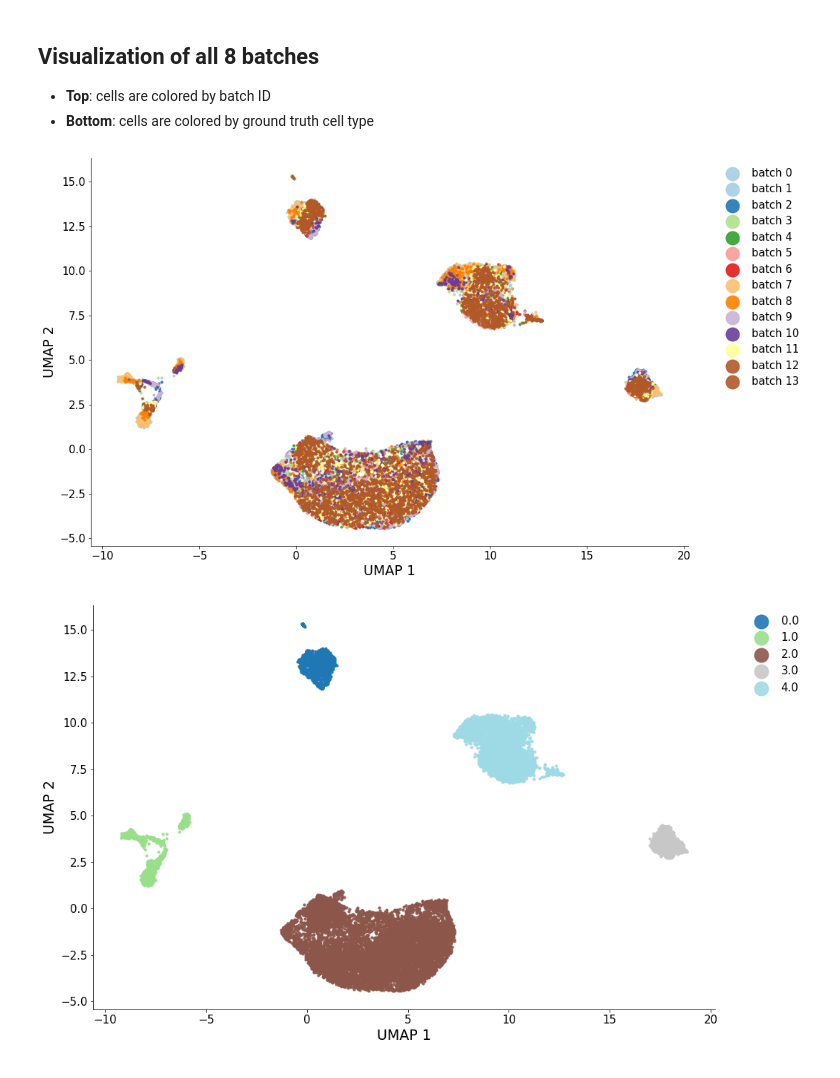
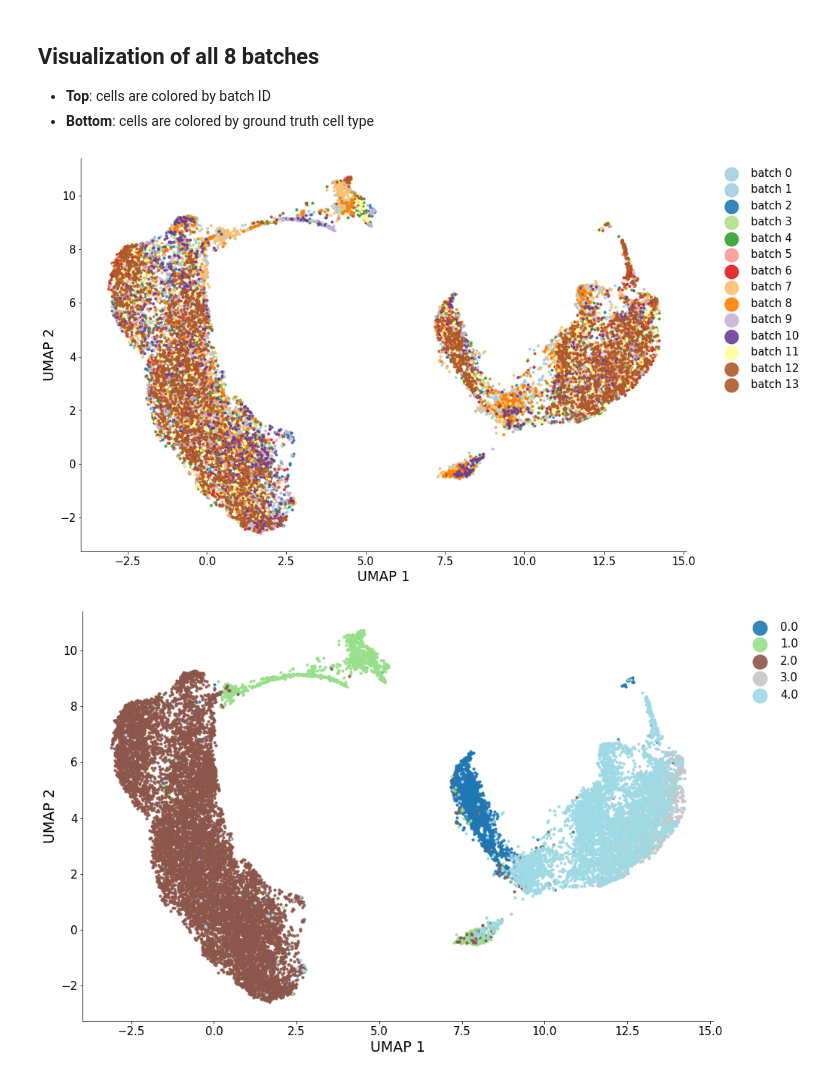
Before and after one commit to ZhangLabGT/scDisInFact, a Jupyter notebook: AntennaVAE/AE_model_sepsis_manul_batch.ipynb, the cells around one changed output. Saved outputs shown, nothing was run; the diff lists cells and outputs as text; code cells hidden in the pictures.

Commit message:
separate dimensions for time inforamtion

```diff
--- a/AntennaVAE/AE_model_sepsis_manul_batch.ipynb
+++ b/AntennaVAE/AE_model_sepsis_manul_batch.ipynb
@@ -250,11 +252,12 @@ param_to_optimize = [
 optim_ae = torch.optim.Adam(param_to_optimize, lr=lr)
 
 # use Circle loss to distinguish different time points
-contrastive_loss = CircleLoss(m=0.25, gamma= 1e-3)
+contrastive_loss = CircleLoss(m=0.25, gamma= 1e-2)
 # contrastive_loss = TripletLoss(margin=0.3)
-contr_factor = 1e-2
+contr_factor = 1e-1
 n_epoches = 30
 losses = train_epoch_mmd(model_dict, train_data_loaders = train_loaders, test_data_loaders = test_loaders,
                       optimizer = optim_ae, n_epoches = n_epoches, interval = 10, lamb_mmd = 5e-2,
-                      lamb_pi = 1e-5, use_zinb = True, contr_factor=contr_factor,contr_loss=contrastive_loss)
+                      lamb_pi = 1e-5, use_zinb = True, contr_factor=contr_factor,contr_loss=contrastive_loss,
+                        time_dim = 15)
 # %% [output]
@@ -350,7 +396,7 @@ import time
 # Each time point has to batch id: 1 and 2, so k and k+7 should match since they are from the same time point
 # for i in range(6):
 #     for j in range(i+1, 7):
-batch_id_1, batch_id_2 = 0, 6
+batch_id_1, batch_id_2 = 0, 1
 test_loaders_sub = [test_loaders[batch_id_1], test_loaders[batch_id_2]]
 nbatches_sub = len(test_loaders_sub)
 for data_batch in zip(*test_loaders_sub):
@@ -377,13 +423,13 @@ for batch in range(nbatches_sub):
         start_pointer = start_pointer + zs[batch - 1].shape[0]
         end_pointer = start_pointer + zs[batch].shape[0]
         x_umaps.append(x_umap[start_pointer:end_pointer,:])
-comment = 'MMD_0.05_CIRCLE_TYPE&TIME'
-path = '/net/csefiles/xzhanglab/xzhao429/Projects/AntennaVAE/sepsis_results/report_7533/mmd_0.5_contr_0.1_all_2_batch/'
-save_file_id = path + 'id_sepsis_contr_{}_{}_batch_{}_&_{}_epoch_{}.png'.format(comment, contr_factor,batch_id_1, batch_id_2, n_epoches)
-save_file_type = path + 'type_sepsis_contr_{}_{}_batch_{}_&_{}_epoch_{}.png'.format(comment, contr_factor,batch_id_1, batch_id_2,n_epoches )
+comment = 'WITH_TIME_DIMS_15_Circle_m_0.3_gamma_1'
+path = '/net/csefiles/xzhanglab/xzhao429/Projects/AntennaVAE/sepsis_results/report_7533/separate_dim/Circle_1.0/'
+save_file_id = path + 'id_contr_{}_{}_batch_{}_&_{}_epoch_{}.png'.format(comment, contr_factor,batch_id_1, batch_id_2, n_epoches)
+save_file_type = path + 'type_contr_{}_{}_batch_{}_&_{}_epoch_{}.png'.format(comment, contr_factor,batch_id_1, batch_id_2,n_epoches )
 save_file = None
-utils.plot_latent(x_umaps, annos = annos_sub, mode = "modality", save = save_file, figsize = (15,10), axis_label = "UMAP", markerscale = 6)
+utils.plot_latent(x_umaps, annos = annos_sub, mode = "modality", save = save_file_id, figsize = (15,10), axis_label = "UMAP", markerscale = 6)
 
-utils.plot_latent(x_umaps, annos = annos_sub, mode = "joint", save = save_file, figsize = (15,10), axis_label = "UMAP", markerscale = 6)
+utils.plot_latent(x_umaps, annos = annos_sub, mode = "joint", save = save_file_type, figsize = (15,10), axis_label = "UMAP", markerscale = 6)
 # utils.plot_latent(x_umaps, annos = annos, mode = "separate", save = None, figsize = (10,70), axis_label = "Latent")
 # %% [output]
@@ -399,33 +445,34 @@ for data_batch in zip(*test_loaders):
     with torch.no_grad():
         for idx, x in enumerate(data_batch):
             z = model_dict["encoder"](x["count_stand"].to(device))
             mu, pi, theta = model_dict["decoder"](z)
             zs.append(z.cpu().detach().numpy())
 
 x_umap = umap_op.fit_transform(np.concatenate(zs, axis = 0))
 # separate into batches
 x_umaps = []
 for batch in range(nbatches):
     if batch == 0:
         start_pointer = 0
         end_pointer = start_pointer + zs[batch].shape[0]
         x_umaps.append(x_umap[start_pointer:end_pointer,:])
     elif batch == (nbatches - 1):
         start_pointer = start_pointer + zs[batch - 1].shape[0]
         x_umaps.append(x_umap[start_pointer:,:])
     else:
         start_pointer = start_pointer + zs[batch - 1].shape[0]
         end_pointer = start_pointer + zs[batch].shape[0]
         x_umaps.append(x_umap[start_pointer:end_pointer,:])
-comment = 'MMD_0.05_CIRCLE_ALL_BATCH'
+comment = 'ALL_WITH_TIME_DIMS_15_TRIPLET_margin_0.3'
+path = '/net/csefiles/xzhanglab/xzhao429/Projects/AntennaVAE/sepsis_results/report_7533/separate_dim/Triplet/'
 save_file_id = path + 'id_sepsis_{}_contr_{}_epoch_{}.png'.format(comment, contr_factor, n_epoches)
 save_file_type = path + 'type_sepsis_{}_contr_{}_epoch_{}.png'.format(comment, contr_factor,n_epoches)
 
 utils.plot_latent(x_umaps, annos = annos, mode = "modality", save = save_file, figsize = (15,10), axis_label = "UMAP", markerscale = 6)
 
 utils.plot_latent(x_umaps, annos = annos, mode = "joint", save = save_file, figsize = (15,10), axis_label = "UMAP", markerscale = 6)
 
 # utils.plot_latent(x_umaps, annos = annos, mode = "separate", save = None, figsize = (10,70), axis_label = "Latent")
 # %% [output]
-[figure, old version]
+[figure, new version]
-[figure, old version]
+[figure, new version]
```
Also changed, not shown: parts of 8 cells of this notebook.
